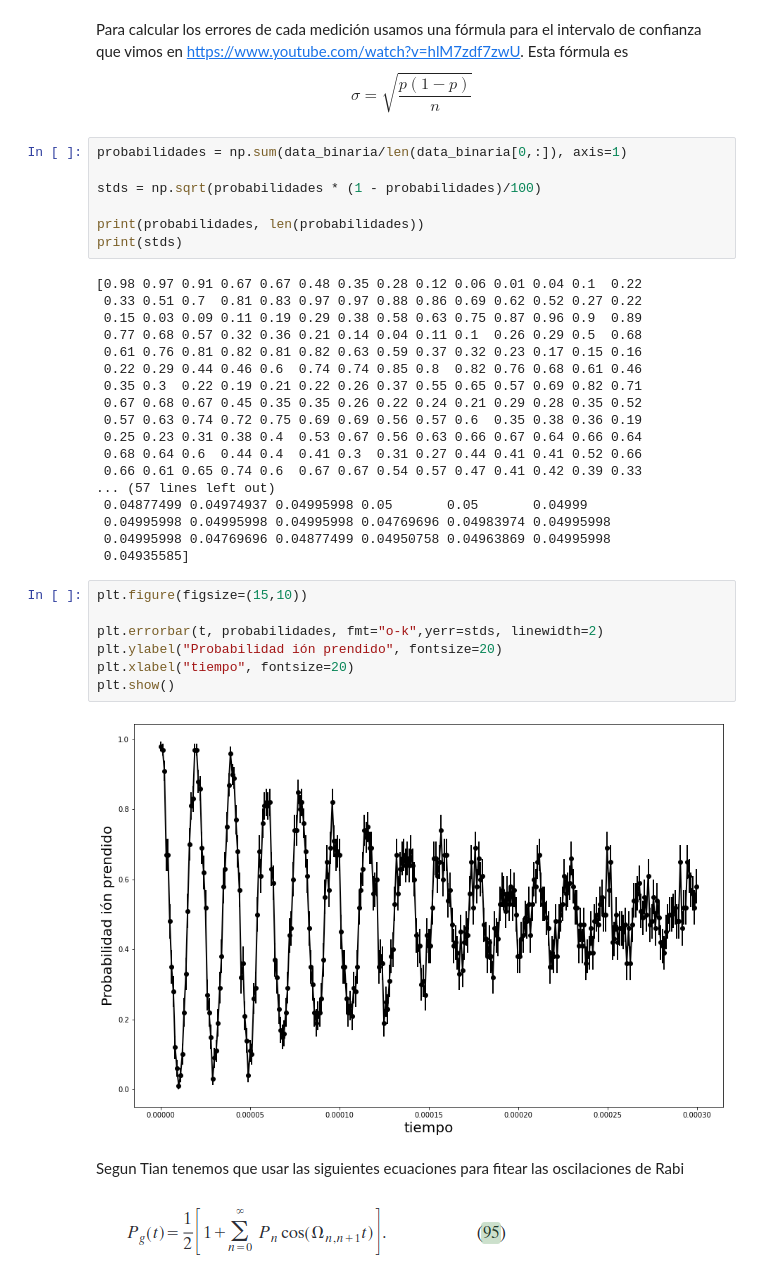
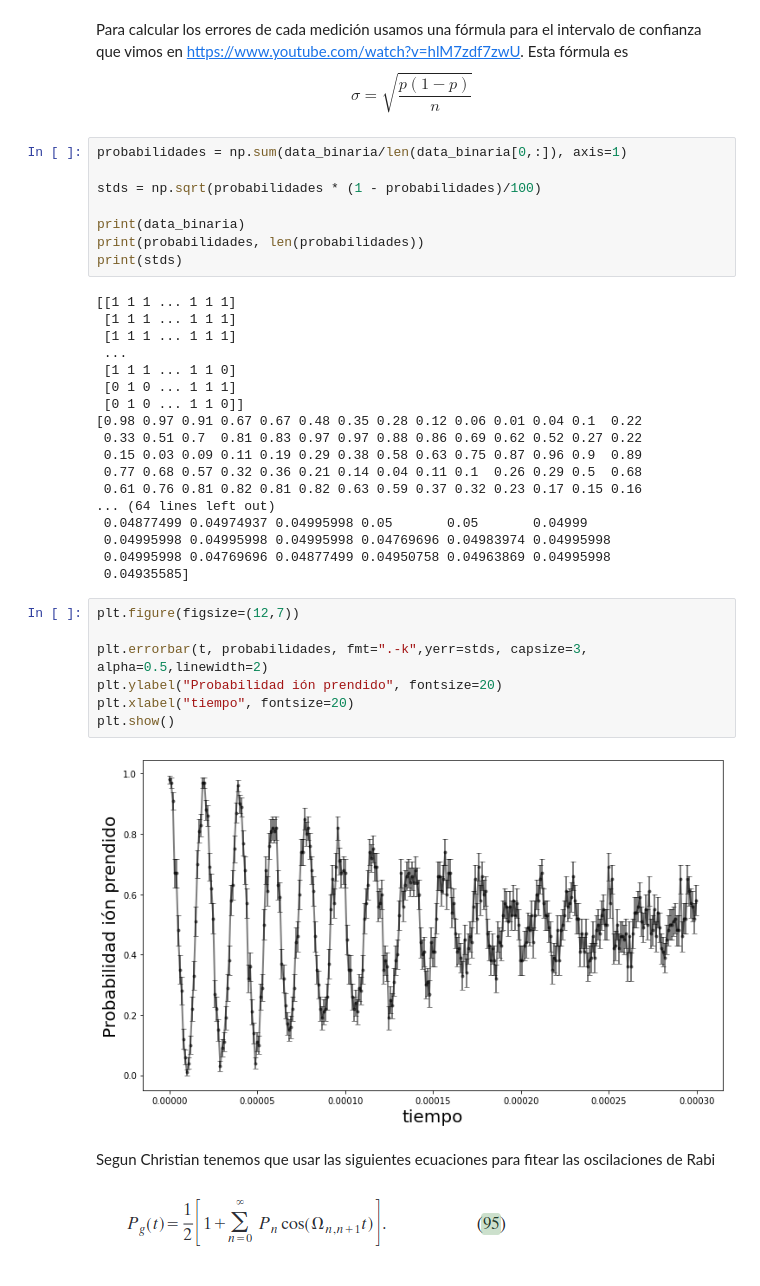
Before and after one commit to tdinapoli/labo-4, a Jupyter notebook: practica_especial/Rabi_osc_dina.ipynb, the cells around one changed output. Cells and saved outputs as stored; diff of their text form.

```diff
--- a/practica_especial/Rabi_osc_dina.ipynb
+++ b/practica_especial/Rabi_osc_dina.ipynb
@@ -79,37 +82,38 @@ probabilidades = np.sum(data_binaria/len(data_binaria[0,:]), axis=1)
 
 stds = np.sqrt(probabilidades * (1 - probabilidades)/100)
 
+print(data_binaria)
 print(probabilidades, len(probabilidades))
 print(stds)
 # %% [output]
+[[1 1 1 ... 1 1 1]
+ [1 1 1 ... 1 1 1]
+ [1 1 1 ... 1 1 1]
+ ...
+ [1 1 1 ... 1 1 0]
+ [0 1 0 ... 1 1 1]
+ [0 1 0 ... 1 1 0]]
 [0.98 0.97 0.91 0.67 0.67 0.48 0.35 0.28 0.12 0.06 0.01 0.04 0.1  0.22
  0.33 0.51 0.7  0.81 0.83 0.97 0.97 0.88 0.86 0.69 0.62 0.52 0.27 0.22
  0.15 0.03 0.09 0.11 0.19 0.29 0.38 0.58 0.63 0.75 0.87 0.96 0.9  0.89
  0.77 0.68 0.57 0.32 0.36 0.21 0.14 0.04 0.11 0.1  0.26 0.29 0.5  0.68
  0.61 0.76 0.81 0.82 0.81 0.82 0.63 0.59 0.37 0.32 0.23 0.17 0.15 0.16
- 0.22 0.29 0.44 0.46 0.6  0.74 0.74 0.85 0.8  0.82 0.76 0.68 0.61 0.46
- 0.35 0.3  0.22 0.19 0.21 0.22 0.26 0.37 0.55 0.65 0.57 0.69 0.82 0.71
- 0.67 0.68 0.67 0.45 0.35 0.35 0.26 0.22 0.24 0.21 0.29 0.28 0.35 0.52
- 0.57 0.63 0.74 0.72 0.75 0.69 0.69 0.56 0.57 0.6  0.35 0.38 0.36 0.19
- 0.25 0.23 0.31 0.38 0.4  0.53 0.67 0.56 0.63 0.66 0.67 0.64 0.66 0.64
- 0.68 0.64 0.6  0.44 0.4  0.41 0.3  0.31 0.27 0.44 0.41 0.41 0.52 0.66
- 0.66 0.61 0.65 0.74 0.6  0.67 0.67 0.54 0.57 0.47 0.41 0.42 0.39 0.33
-... (57 lines left out)
+... (64 lines left out)
  0.04877499 0.04974937 0.04995998 0.05       0.05       0.04999
  0.04995998 0.04995998 0.04995998 0.04769696 0.04983974 0.04995998
  0.04995998 0.04769696 0.04877499 0.04950758 0.04963869 0.04995998
  0.04935585]
 # %%
-plt.figure(figsize=(15,10))
+plt.figure(figsize=(12,7))
 
-plt.errorbar(t, probabilidades, fmt="o-k",yerr=stds, linewidth=2)
+plt.errorbar(t, probabilidades, fmt=".-k",yerr=stds, capsize=3, alpha=0.5,linewidth=2)
 plt.ylabel("Probabilidad ión prendido", fontsize=20)
 plt.xlabel("tiempo", fontsize=20)
 plt.show()
 # %% [output]
-[figure, old version]
+[figure, new version]
 # %% [markdown]
-Segun Tian tenemos que usar las siguientes ecuaciones para fitear las oscilaciones de Rabi
+Segun Christian tenemos que usar las siguientes ecuaciones para fitear las oscilaciones de Rabi
 # %% [markdown]
 ![image.png](attachment:image.png)
 # %% [markdown]
```
Also changed, not shown: parts of 6 cells of this notebook, 1 other file.
